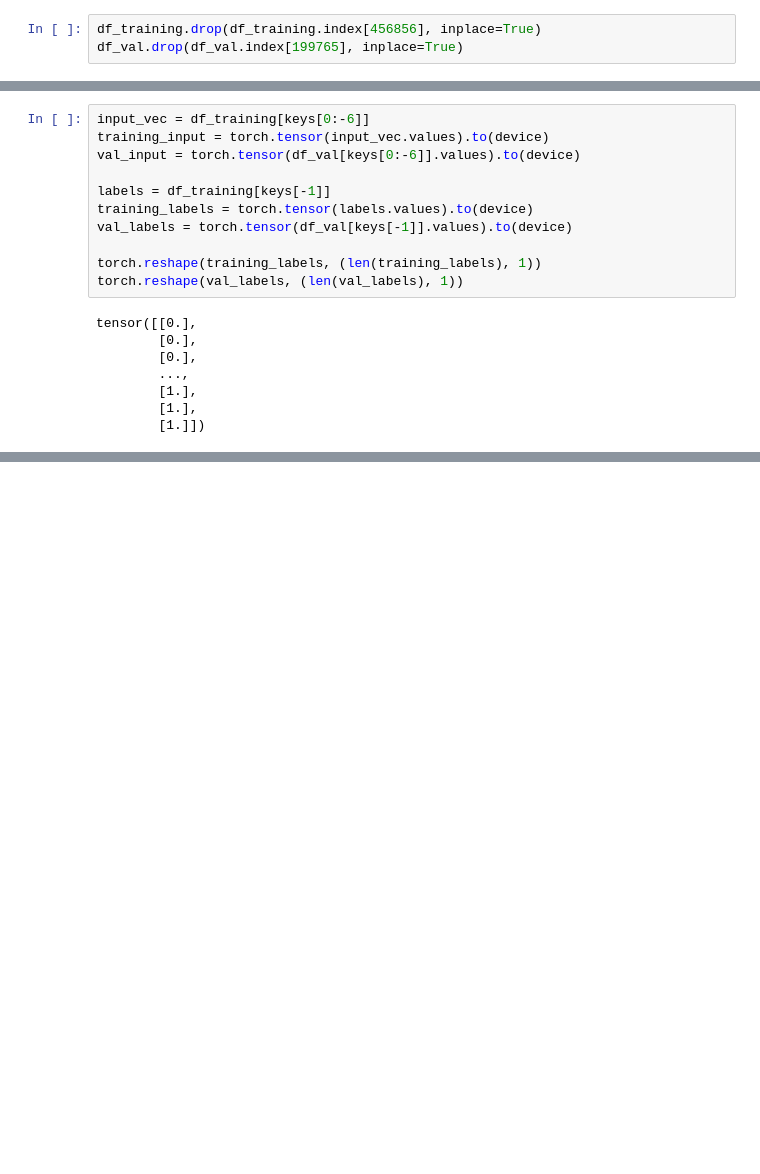
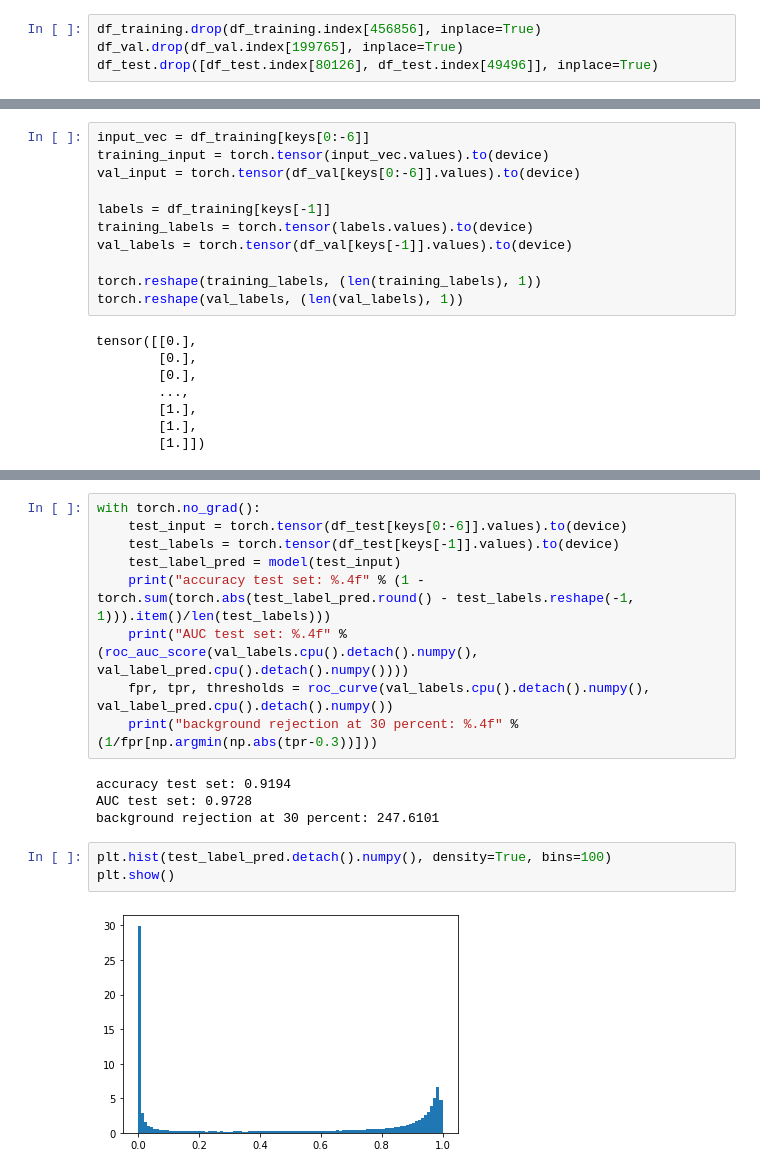
Before and after one commit to tore1311/Semisupervised, a Jupyter notebook: classifier.ipynb, the cells around one changed output, grey strips where cells are left out. Cells and saved outputs as stored; diff of their text form; blank space fills up the shorter version.

```diff
--- a/classifier.ipynb
+++ b/classifier.ipynb
@@ -50,6 +50,7 @@ def removeNaN(df):
 # %%
 df_training.drop(df_training.index[456856], inplace=True)
 df_val.drop(df_val.index[199765], inplace=True)
+df_test.drop([df_test.index[80126], df_test.index[49496]], inplace=True)
 # %%
 print(keys)
 # %% [output]
@@ -153,0 +158,18 @@ plt.show()
+# %%
+with torch.no_grad():
+    test_input = torch.tensor(df_test[keys[0:-6]].values).to(device)
+    test_labels = torch.tensor(df_test[keys[-1]].values).to(device)
+    test_label_pred = model(test_input)
+    print("accuracy test set: %.4f" % (1 - torch.sum(torch.abs(test_label_pred.round() - test_labels.reshape(-1, 1))).item()/len(test_labels)))
+    print("AUC test set: %.4f" % (roc_auc_score(val_labels.cpu().detach().numpy(), val_label_pred.cpu().detach().numpy())))
+    fpr, tpr, thresholds = roc_curve(val_labels.cpu().detach().numpy(), val_label_pred.cpu().detach().numpy())
+    print("background rejection at 30 percent: %.4f" % (1/fpr[np.argmin(np.abs(tpr-0.3))]))
+# %% [output]
+accuracy test set: 0.9194
+AUC test set: 0.9728
+background rejection at 30 percent: 247.6101
+# %%
+plt.hist(test_label_pred.detach().numpy(), density=True, bins=100)
+plt.show()
+# %% [output]
+[figure, added]
```
Also changed, not shown: parts of 7 cells of this notebook.
